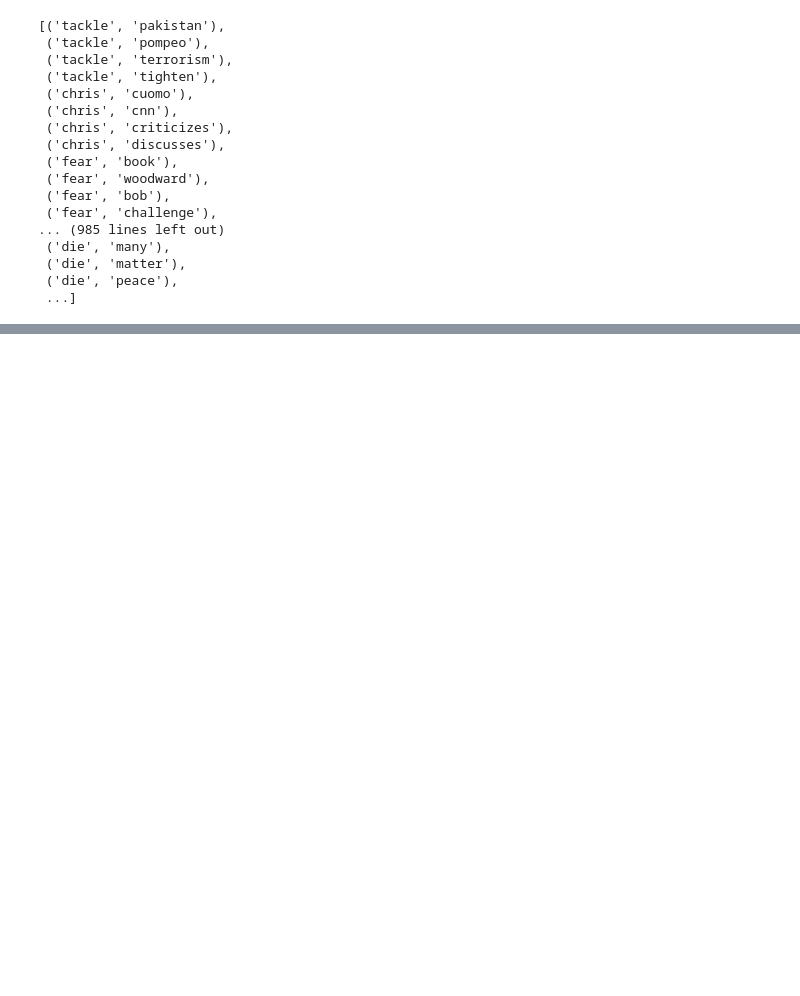
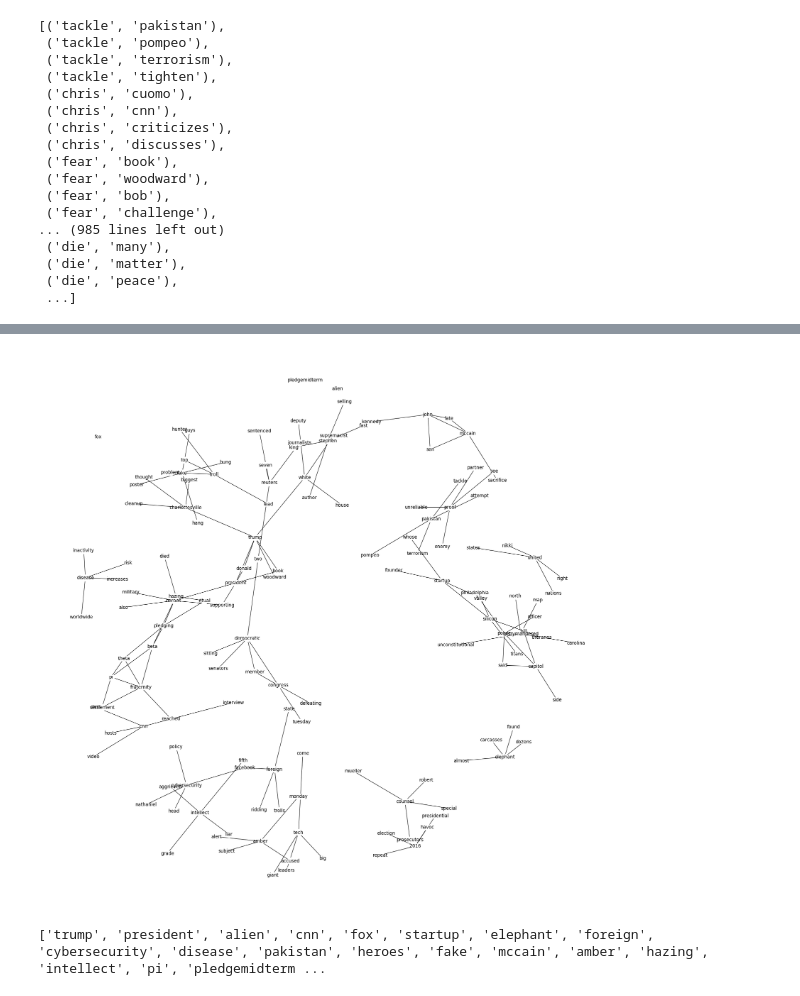
Before and after one commit to browlm13/news_source_scraping, a Jupyter notebook: related_words_graph.ipynb, the cells around one changed output, grey strips where cells are left out. Saved outputs shown, nothing was run; the diff lists cells and outputs as text; code cells hidden in the pictures; blank space fills up the shorter version.

```diff
--- a/related_words_graph.ipynb
+++ b/related_words_graph.ipynb
@@ -838,0 +839,33 @@ print(list(random.sample(corpus_terms, sample_size)))
+# %%
+import plotly.plotly as py
+from plotly.graph_objs import *
+import networkx as nx
+
+import matplotlib.pyplot as plt
+
+sample_size = 30
+
+G=nx.Graph()#  G is an empty Graph
+
+terms_sample = ['trump','president', 'alien', 'cnn', 'fox', 'startup', 'elephant', 'foreign', 'cybersecurity', 'disease', 'pakistan', 'heroes', 'fake','mccain','amber', 'hazing', 'intellect', 'pi', 'pledge' 'midterm', 'gerrymandered', 'fraternity', 'troll', 'capitol', 'pledging', 'tech','congress', 'democratic', '2016','proof', 'charlottesville', 'reuters', 'john', 'silicon', 'counsel', 'troll', 'united', 'police', 'stephen', 'white']
+Nodes= terms_sample
+G.add_nodes_from(Nodes)
+Edges= [e for e in edges_related_words_network if e[0] in terms_sample]
+G.add_edges_from(Edges)
+
+pos = nx.spring_layout(G,k=0.15,iterations=30)
+
+from matplotlib.pyplot import figure
+figure(num=None, figsize=(20, 20), dpi=80, facecolor='w', edgecolor='k')
+
+
+
+nx.draw(G, node_color='w',edge_color='k', with_labels=True, pos=pos)
+
+
+plt.show()
+
+print(terms_sample)
+# %% [output]
+[figure, added]
+['trump', 'president', 'alien', 'cnn', 'fox', 'startup', 'elephant', 'foreign', 'cybersecurity', 'disease', 'pakistan', 'heroes', 'fake', 'mccain', 'amber', 'hazing', 'intellect', 'pi', 'pledgemidterm ...
```
Also changed, not shown: parts of 1 cell of this notebook.
